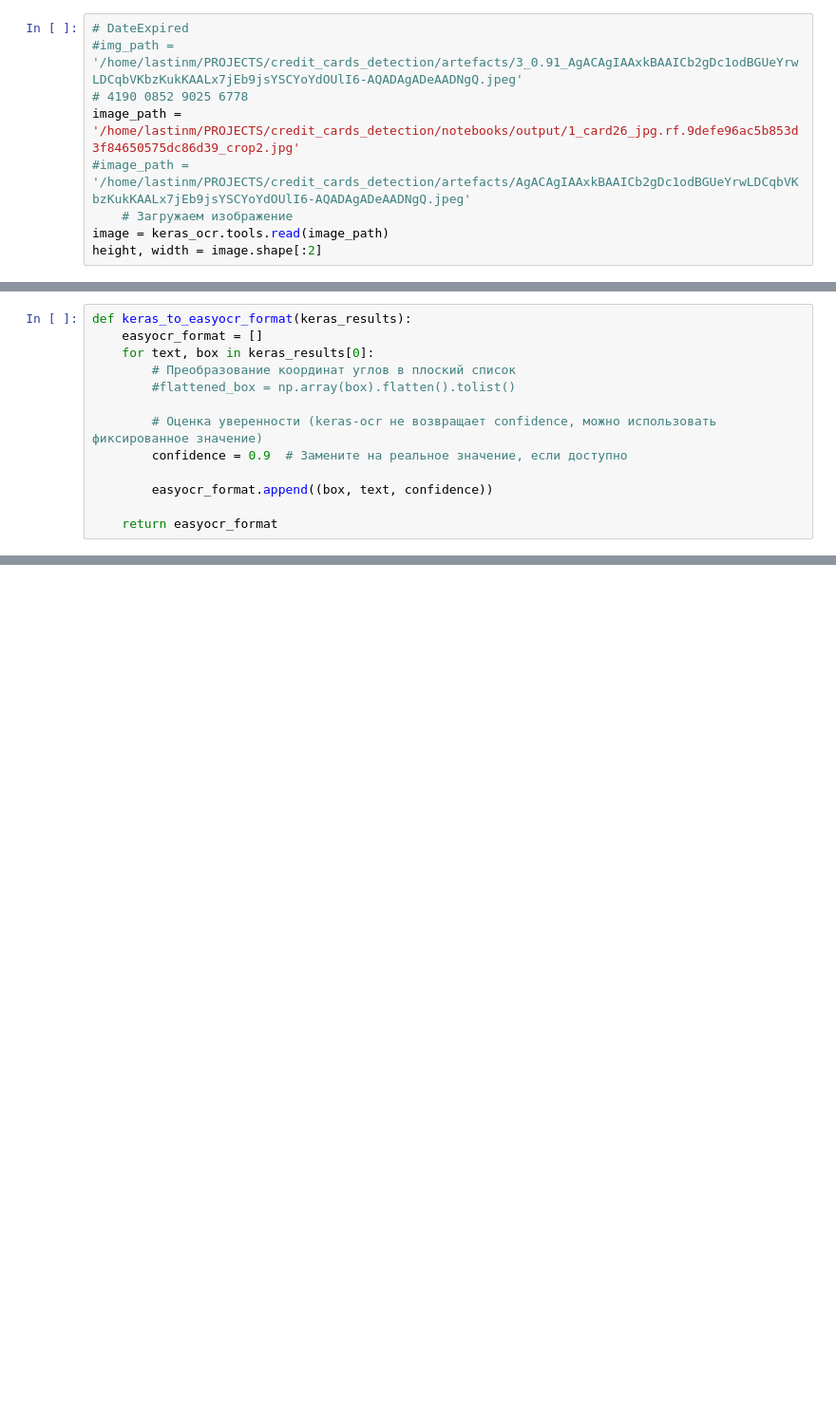
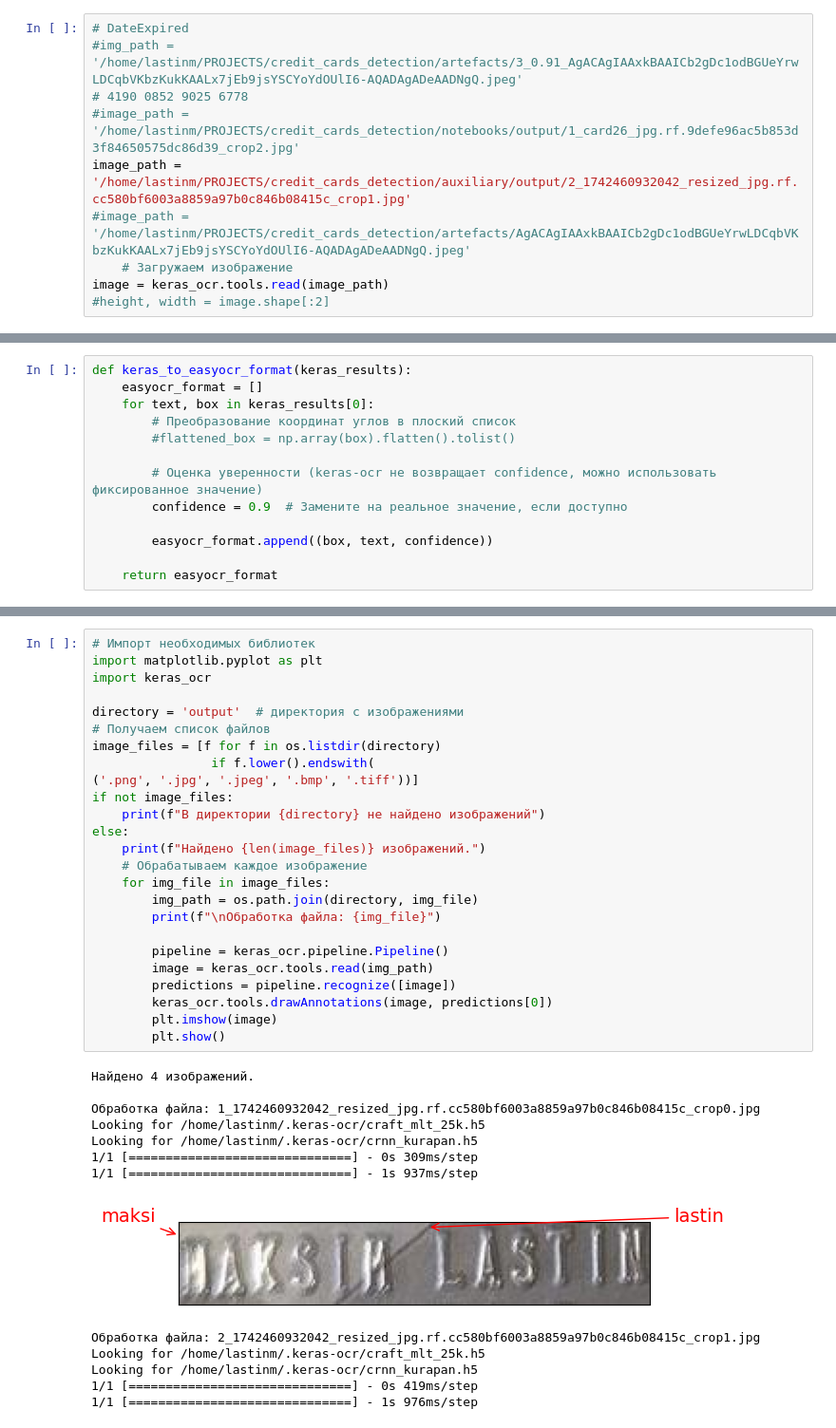
Before and after one commit to lastinm/credit_cards_detection, a Jupyter notebook: auxiliary/OCR from files - KerasOCR.ipynb, the cells around one changed output, grey strips where cells are left out. Shown at 95% size. Saved outputs shown, nothing was run; the diff lists cells and outputs as text; blank space fills up the shorter version.

```diff
--- a/auxiliary/OCR from files - KerasOCR.ipynb
+++ b/auxiliary/OCR from files - KerasOCR.ipynb
@@ -211,8 +224,9 @@ from tensorflow.keras import layers, models
 # DateExpired
 #img_path = '/home/lastinm/PROJECTS/credit_cards_detection/artefacts/3_0.91_AgACAgIAAxkBAAICb2gDc1odBGUeYrwLDCqbVKbzKukKAALx7jEb9jsYSCYoYdOUlI6-AQADAgADeAADNgQ.jpeg'
 # 4190 0852 9025 6778
-image_path = '/home/lastinm/PROJECTS/credit_cards_detection/notebooks/output/1_card26_jpg.rf.9defe96ac5b853d3f84650575dc86d39_crop2.jpg'
+#image_path = '/home/lastinm/PROJECTS/credit_cards_detection/notebooks/output/1_card26_jpg.rf.9defe96ac5b853d3f84650575dc86d39_crop2.jpg'
+image_path = '/home/lastinm/PROJECTS/credit_cards_detection/auxiliary/output/2_1742460932042_resized_jpg.rf.cc580bf6003a8859a97b0c846b08415c_crop1.jpg'
 #image_path = '/home/lastinm/PROJECTS/credit_cards_detection/artefacts/AgACAgIAAxkBAAICb2gDc1odBGUeYrwLDCqbVKbzKukKAALx7jEb9jsYSCYoYdOUlI6-AQADAgADeAADNgQ.jpeg'
     # Загружаем изображение
 image = keras_ocr.tools.read(image_path)
-height, width = image.shape[:2]
+#height, width = image.shape[:2]
@@ -384,0 +421,39 @@ Looking for /home/lastinm/.keras-ocr/crnn_kurapan.h5
+# %%
+# Импорт необходимых библиотек
+import matplotlib.pyplot as plt
+import keras_ocr
+
+directory = 'output'  # директория с изображениями
+# Получаем список файлов
+image_files = [f for f in os.listdir(directory)
+                if f.lower().endswith(
+('.png', '.jpg', '.jpeg', '.bmp', '.tiff'))]
+if not image_files:
+    print(f"В директории {directory} не найдено изображений")
+else:
+    print(f"Найдено {len(image_files)} изображений.")
+    # Обрабатываем каждое изображение
+    for img_file in image_files:
+        img_path = os.path.join(directory, img_file)
+        print(f"\nОбработка файла: {img_file}")
+
+        pipeline = keras_ocr.pipeline.Pipeline()
+        image = keras_ocr.tools.read(img_path)
+        predictions = pipeline.recognize([image])
+        keras_ocr.tools.drawAnnotations(image, predictions[0])
+        plt.imshow(image)
+        plt.show()
+# %% [output]
+Найдено 4 изображений.
+
+Обработка файла: 1_1742460932042_resized_jpg.rf.cc580bf6003a8859a97b0c846b08415c_crop0.jpg
+Looking for /home/lastinm/.keras-ocr/craft_mlt_25k.h5
+Looking for /home/lastinm/.keras-ocr/crnn_kurapan.h5
+1/1 [==============================] - 0s 309ms/step
+1/1 [==============================] - 1s 937ms/step
+[figure, added]
+Обработка файла: 2_1742460932042_resized_jpg.rf.cc580bf6003a8859a97b0c846b08415c_crop1.jpg
+Looking for /home/lastinm/.keras-ocr/craft_mlt_25k.h5
+Looking for /home/lastinm/.keras-ocr/crnn_kurapan.h5
+1/1 [==============================] - 0s 419ms/step
+1/1 [==============================] - 1s 976ms/step
```
Also changed, not shown: parts of 12 cells of this notebook, 16 other files.
